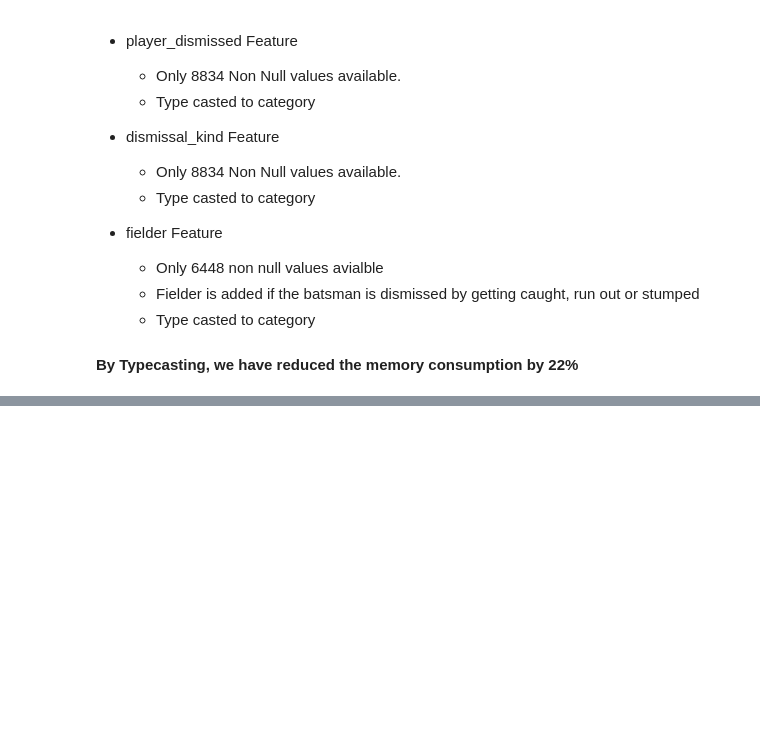
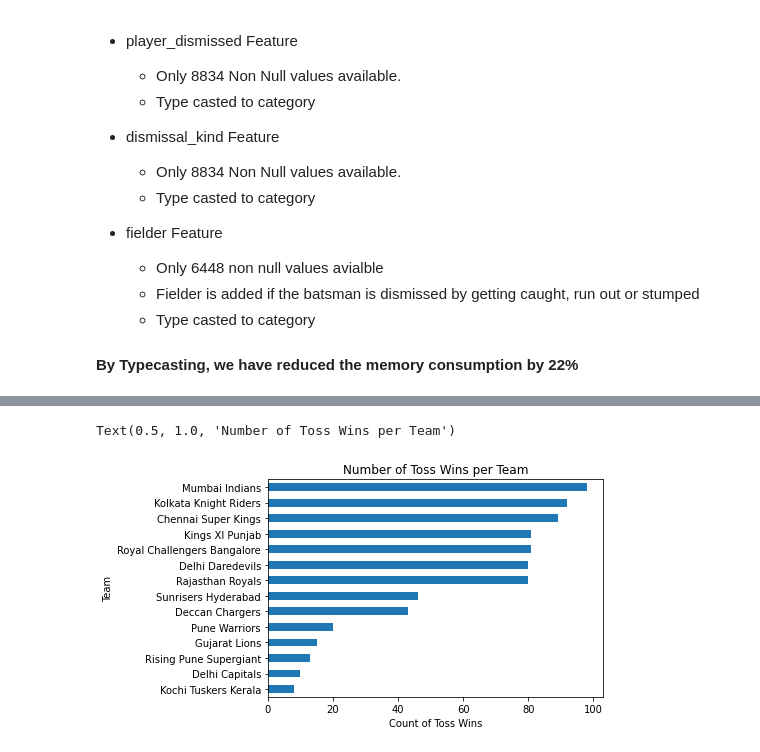
Before and after one commit to djsbalakrishnan/IPL-Analytics, a Jupyter notebook: Analyze IPL Data.ipynb, the cells around one changed output, grey strips where cells are left out. Cells and saved outputs as stored; diff of their text form; code cells hidden in the pictures; blank space fills up the shorter version.

```diff
--- a/Analyze IPL Data.ipynb
+++ b/Analyze IPL Data.ipynb
@@ -667,0 +709,11 @@ Name: dismissal_kind, dtype: int64
+# %%
+# most game toss_winner (value count plot)
+
+count_toss_winner = matches_df["toss_winner"].value_counts().sort_values()
+count_toss_winner.plot(kind="barh")
+plt.xlabel("Count of Toss Wins")
+plt.ylabel("Team")
+plt.title("Number of Toss Wins per Team")
+# %% [output]
+Text(0.5, 1.0, 'Number of Toss Wins per Team')
+[figure, added]
```
Also changed, not shown: parts of 10 cells of this notebook.
